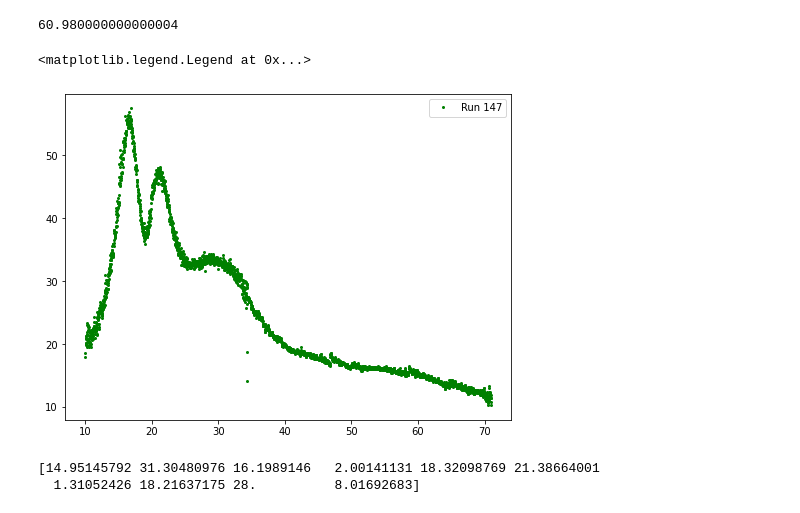
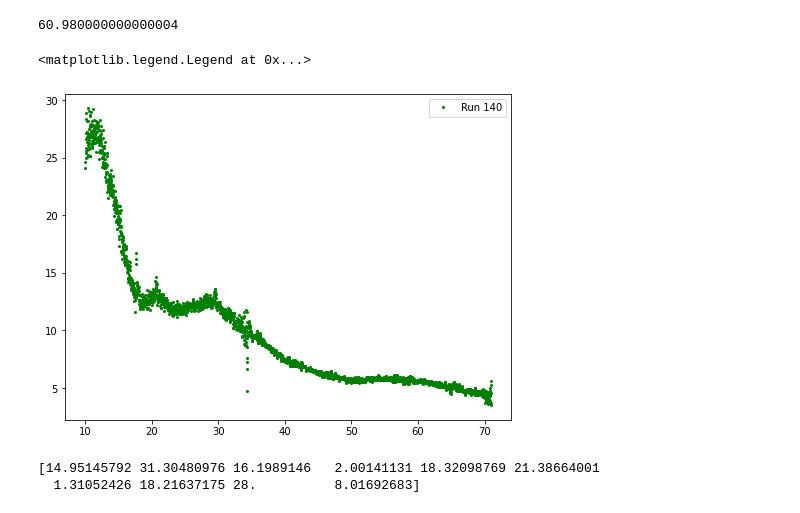
Before and after one commit to meeramadhavi/MEC_XRD_VISAR, a Jupyter notebook: Azimuthal_integration_Meera.ipynb, the cells around one changed output. Cells and saved outputs as stored; diff of their text form; code cells hidden in the pictures.

```diff
--- a/Azimuthal_integration_Meera.ipynb
+++ b/Azimuthal_integration_Meera.ipynb
@@ -1719,12 +1733,12 @@ averaged_quad_stitch['Run ' + str(Runs[i])]['x'].iloc[-1]-averaged_quad_stitch['
 # %% [output]
 60.980000000000004
 # %%
-i = 3
+i = 0
 plt.plot(averaged_quad_stitch['Run ' + str(Runs[i])]['x'], averaged_quad_stitch['Run ' + str(Runs[i])]['y'], 'o', markersize =2, color = 'g', label = 'Run ' + str(Runs[i]))
 plt.legend() # google how to save as csv in pandas data frame.
 # %% [output]
 <matplotlib.legend.Legend at 0x...>
-[figure, old version]
+[figure, new version]
 # %%
 p0 =     np.array([10,    40,    15,    2,   10,    21,   2,    30,     32,    5])#,   55,     9])#,   30,   47,   1])
 B_low =  np.array([0,     0,     12,    0,   0,     18,   0,    10,     28,    3])#    40,     0])#,   10,   47,   0])
```
Also changed, not shown: parts of 4 cells of this notebook.
